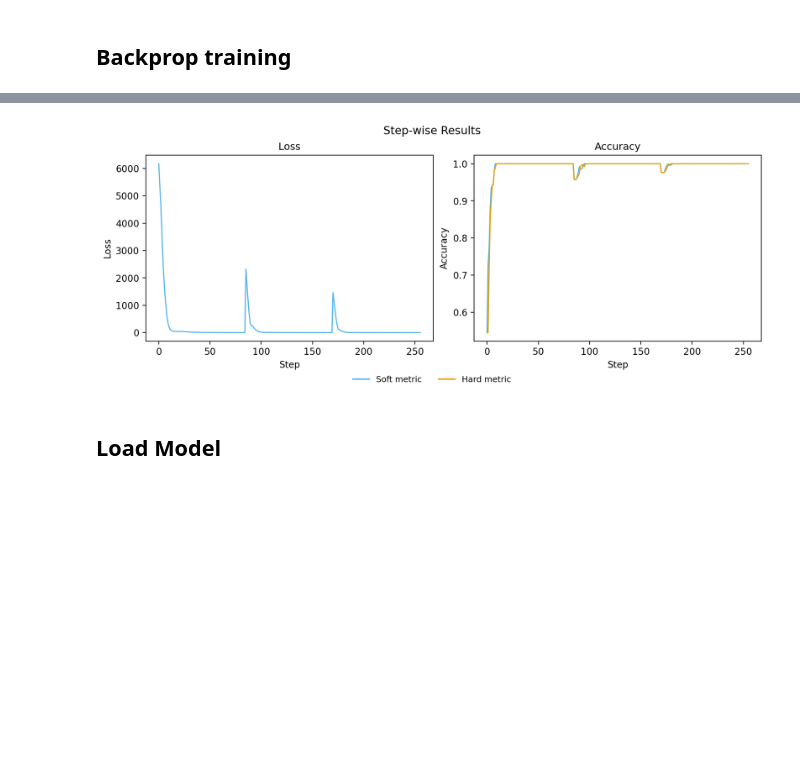
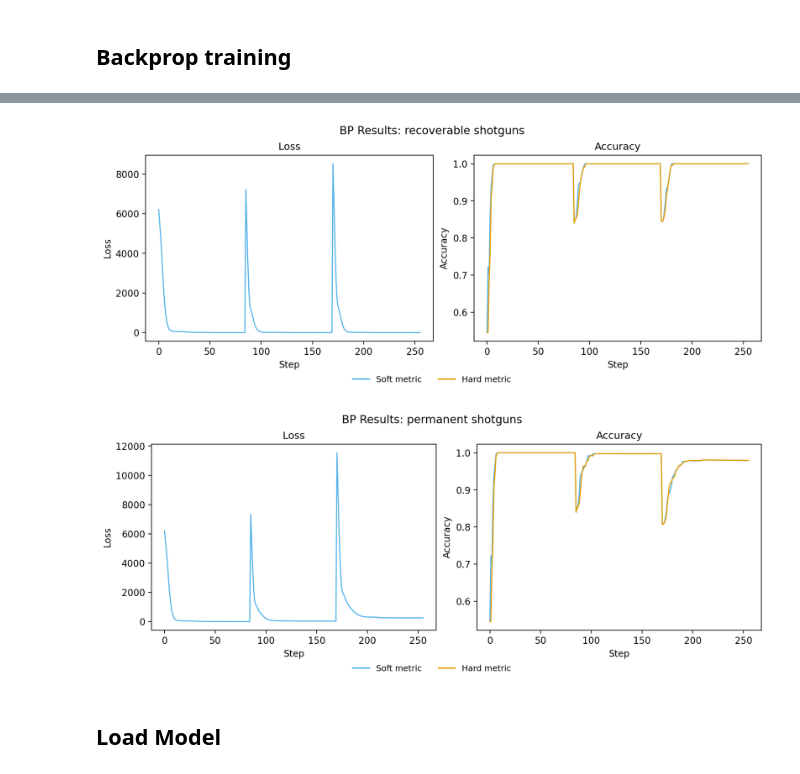
Before and after one commit to GabrielBena/boolean_nca_cc, a Jupyter notebook: boolean_nca_exploration.ipynb, the cells around one changed output, grey strips where cells are left out. Drawn from its saved outputs; the diff is of its cells as text; code cells hidden in the pictures; blank space fills up the shorter version.

```diff
--- a/boolean_nca_exploration.ipynb
+++ b/boolean_nca_exploration.ipynb
@@ -134,7 +162,7 @@ else:
 
 wires_key, logits_key = jax.random.split(pool_key, 2)
 
-batch_size = 32
+batch_size = 16
 
 pool = initialize_graph_pool(
     wires_key=wires_key,
@@ -176,7 +204,7 @@ damage_steps = jp.linspace(0, n_steps, n_damage_steps + 1, endpoint=False).astyp
 print(f"Damage steps: {damage_steps}")
 
 damage_modes = ["none", "probabilistic", "deterministic"]
-permanent_modes = [False, True]
+permanent_modes = [True]
 # %% [output]
 Damage steps: [ 85 170]
 # %% [markdown]
@@ -336,6 +364,7 @@ def run_bp_baseline_vmapped(
     # ----------------------------------------------------------------
     all_logits = []
     losses, hard_losses, accuracies, hard_accuracies = [], [], [], []
+    all_losses, all_hl, all_acc, all_ha = [], [], [], []
 
     iterator = trange(n_steps, desc="BP (vmapped)") if verbose else range(n_steps)
     for step in iterator:
@@ -360,8 +389,21 @@ def run_bp_baseline_vmapped(
         hard_accuracies.append(float(jp.mean(sha)))
         all_logits.append(v_record(batch_params))
 
+        all_losses.append(sl)
+        all_hl.append(shl)
+        all_acc.append(sa)
+        all_ha.append(sha)
+
     # (steps, batch, nodes, logit_dim) → (batch, steps, nodes, logit_dim)
     batch_logits = jp.stack(all_logits).transpose(1, 0, 2, 3)
+
+    # (steps, batch) → (batch, steps)
+    all_metrics = {
+        "loss": jp.stack(all_losses, axis=1),
+        "hard_loss": jp.stack(all_hl, axis=1),
+        "accuracy": jp.stack(all_acc, axis=1),
+        "hard_accuracy": jp.stack(all_ha, axis=1),
+    }
 
     step_metrics = {
         "step": list(range(1, n_steps + 1)),
@@ -372,12 +414,7 @@ def run_bp_baseline_vmapped(
         "soft_accuracy": accuracies,
         "soft_loss": losses,
         "graphs": SimpleNamespace(nodes={"logits": batch_logits}),
-        "all_metrics": {
-            "loss": losses,
-            "hard_loss": hard_losses,
-            "accuracy": accuracies,
-            "hard_accuracy": hard_accuracies,
-        },
+        "all_metrics": all_metrics,
     }
 
     if verbose:
@@ -393 +677,3 @@ bp_eval_results = None
+# %%
+bp_fn = run_bp_baseline_vmapped if force_cpu else run_bp_scan
 # %%
@@ -419,8 +717,16 @@ bp_eval_results = {
 # %%
-plot_wandb_stepwise_results(bp_eval_results[("deterministic", True)][1])
-plt.show()
+if run_bp_eval:
+    plot_wandb_stepwise_results(
+        bp_eval_results[("deterministic", False)][1], title="BP Results: recoverable shotguns"
+    )
+    plot_wandb_stepwise_results(
+        bp_eval_results[("deterministic", True)][1], title="BP Results: permanent shotguns"
+    )
+
+    plt.show()
 # %% [output]
-[figure, old version]
+[figure, new version]
+[figure, added]
 # %% [markdown]
 ## Load Model
 # %%
```
Also changed, not shown: parts of 38 cells of this notebook, 3 other files.
